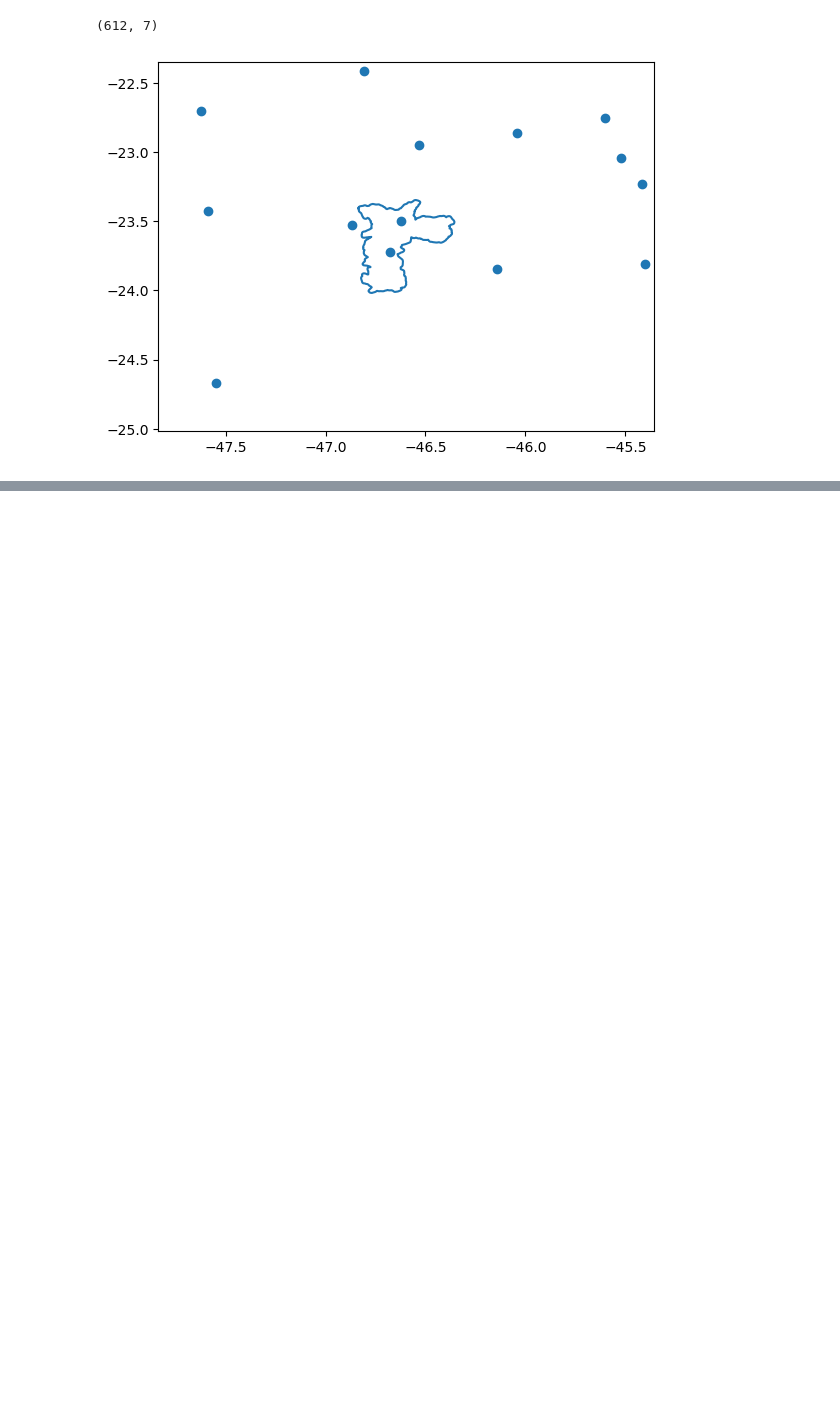
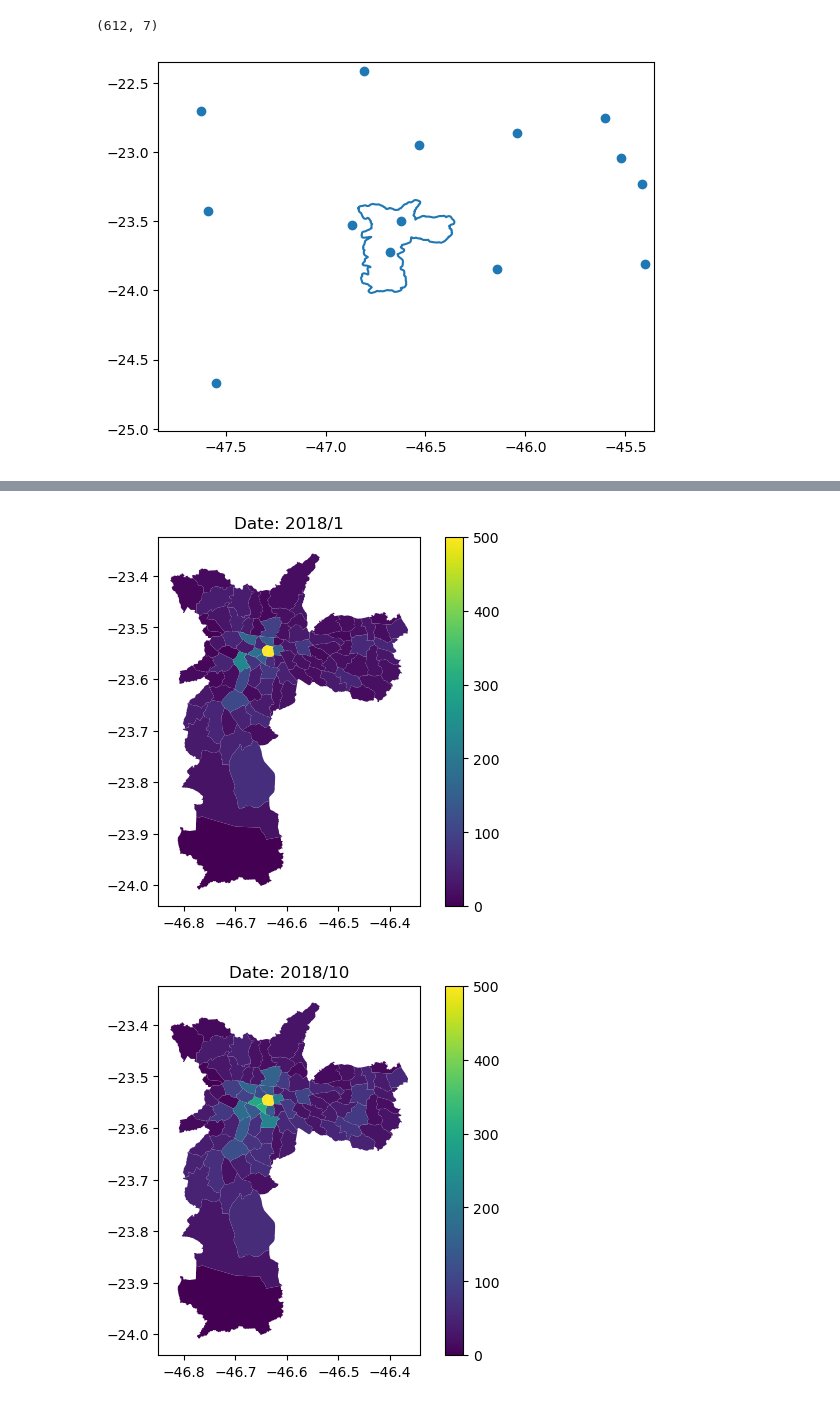
Before and after one commit to visual-ds/AutoSatViewer, a Jupyter notebook: wavelet_code/preprocess_time_series.ipynb, the cells around one changed output, grey strips where cells are left out. Saved outputs shown, nothing was run; the diff lists cells and outputs as text; code cells hidden in the pictures; blank space fills up the shorter version.

```diff
--- a/wavelet_code/preprocess_time_series.ipynb
+++ b/wavelet_code/preprocess_time_series.ipynb
@@ -26,0 +115,15 @@ plt.show()
+# %%
+def mapper_int_to_date(i):
+    year = 2018 + i // 12
+    month = i % 12 + 1
+    return f"{year}/{month}"
+
+selected_dates = [0, 9, 19, 29, 39, 49, 59]
+for d in selected_dates:
+    shapes["count"] = ts[:, d]
+    shapes.plot(column = "count", legend = True, vmin = 0, vmax = 500)
+    plt.title(f"Date: {mapper_int_to_date(d)}")
+    plt.show()
+# %% [output]
+[figure, added]
+[figure, added]
```
Also changed, not shown: parts of 23 cells of this notebook.
